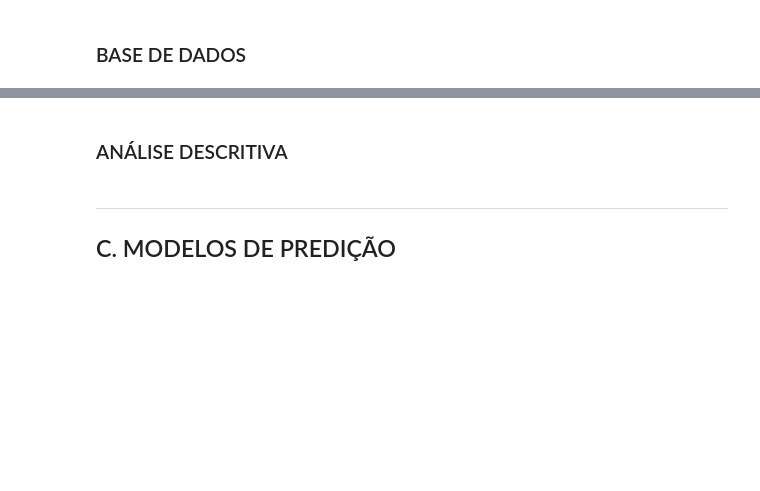
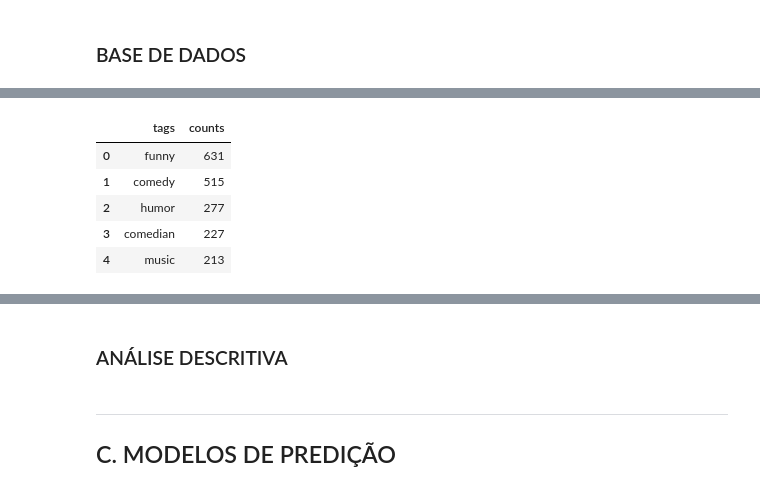
Before and after one commit to victorniubo/cdados_dp, a Jupyter notebook: P3/Projeto3 Layout.ipynb, the cells around one changed output, grey strips where cells are left out. Drawn from its saved outputs; the diff is of its cells as text; code cells hidden in the pictures; blank space fills up the shorter version.

```diff
--- a/P3/Projeto3 Layout.ipynb
+++ b/P3/Projeto3 Layout.ipynb
@@ -78,2 +73,11 @@ Stored 'dfl' (DataFrame)
+# %%
+dfl.head()
+# %% [output]
+|  | tags | counts |
+| 0 | funny | 631 |
+| 1 | comedy | 515 |
+| 2 | humor | 277 |
+| 3 | comedian | 227 |
+| 4 | music | 213 |
 # %%
 # Separa as linhas que contém certa tag
```
Also changed, not shown: parts of 18 cells of this notebook.
